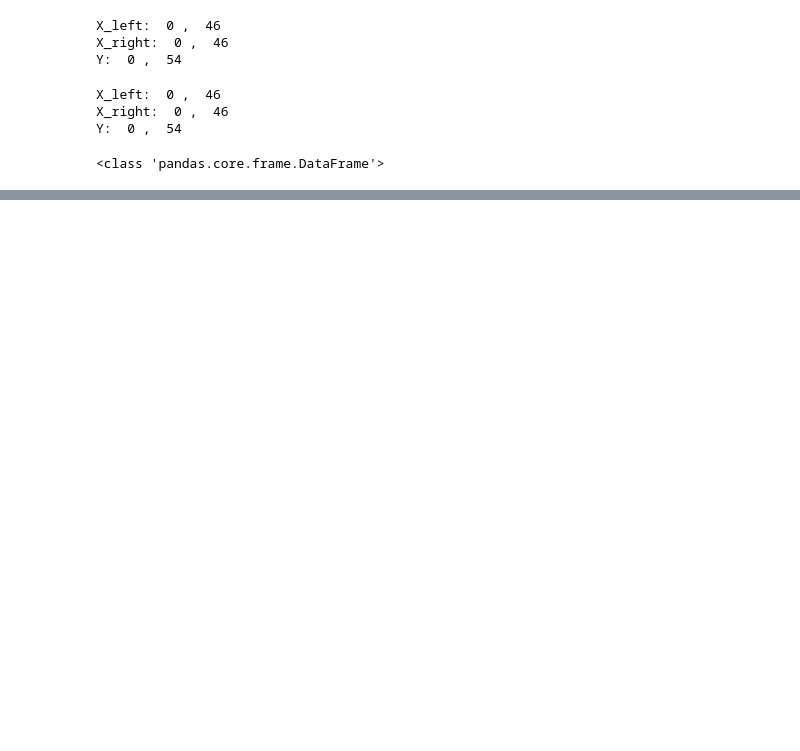
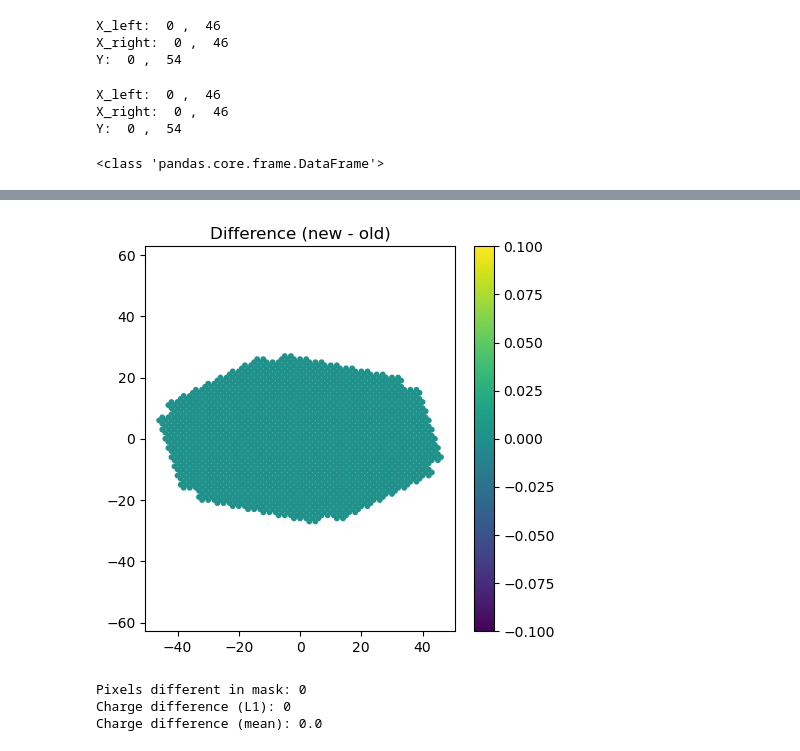
Before and after one commit to maray/gerumo, a Jupyter notebook: notebooks/pipes debug.ipynb, the cells around one changed output, grey strips where cells are left out. Drawn from its saved outputs; the diff is of its cells as text; code cells hidden in the pictures; blank space fills up the shorter version.

```diff
--- a/notebooks/pipes debug.ipynb
+++ b/notebooks/pipes debug.ipynb
@@ -119,0 +240,18 @@ Name: y, dtype: float64
+# %%
+diff = charge_new - charge_old
+plot_camera(geo_new, diff, "Difference (new - old)")
+# %% [output]
+[figure, added]
+# %%
+print("Pixels different in mask:",
+      np.sum(mask_old != mask_new))
+
+print("Charge difference (L1):",
+      np.sum(np.abs(charge_old - charge_new)))
+
+print("Charge difference (mean):",
+      np.mean(np.abs(charge_old - charge_new)))
+# %% [output]
+Pixels different in mask: 0
+Charge difference (L1): 0
+Charge difference (mean): 0.0
```
Also changed, not shown: parts of 13 cells of this notebook, 9 other files.
